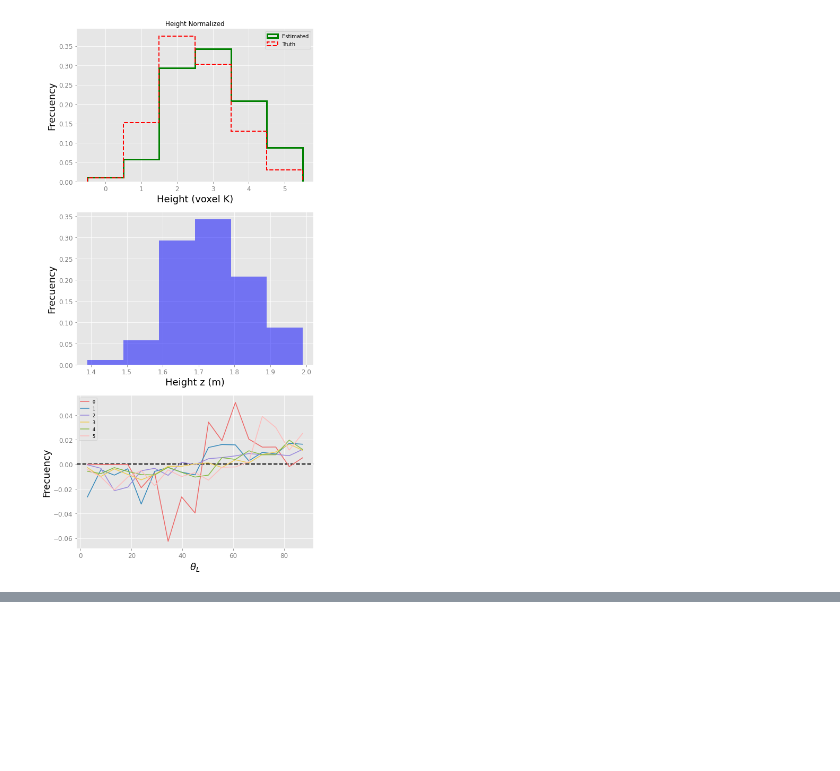
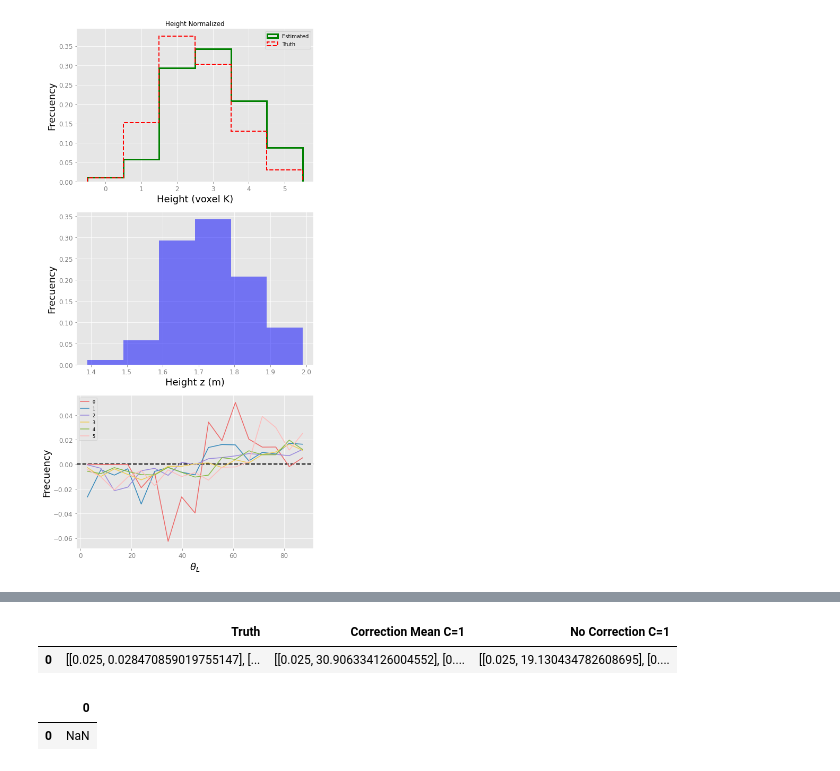
Before and after one commit to junqi108/planttech, a Jupyter notebook: nb/mock_groimp.ipynb, the cells around one changed output, grey strips where cells are left out. Cells and saved outputs as stored; diff of their text form; code cells hidden in the pictures; blank space fills up the shorter version.

```diff
--- a/nb/mock_groimp.ipynb
+++ b/nb/mock_groimp.ipynb
@@ -433,6 +433,8 @@ leaf area=0.00
  max_nn=3.0000
 [figure]
 [figure]
+# %%
+mydict = dict()
 # %%
 def runall(pointsPR, sensorsPR, inPR, voxel_size, tree, N, PRbounds, resdir, kbins=None, inverted=False):
 
@@ -527,0 +575,13 @@ NameError: name 'lads' is not defined
+# %%
+import csv
+import pandas as pd
+df = pd.DataFrame.from_dict([mydict])
+df
+# %% [output]
+|  | Truth | Correction Mean C=1 | No Correction C=1 |
+| 0 | [[0.025, 0.028470859019755147], [... | [[0.025, 30.906334126004552], [0.... | [[0.025, 19.130434782608695], [0.... |
+# %%
+df["Truth"].str.split(' ',expand=True)
+# %% [output]
+|  | 0 |
+| 0 | NaN |
```
Also changed, not shown: parts of 4 cells of this notebook, 1 other file.
